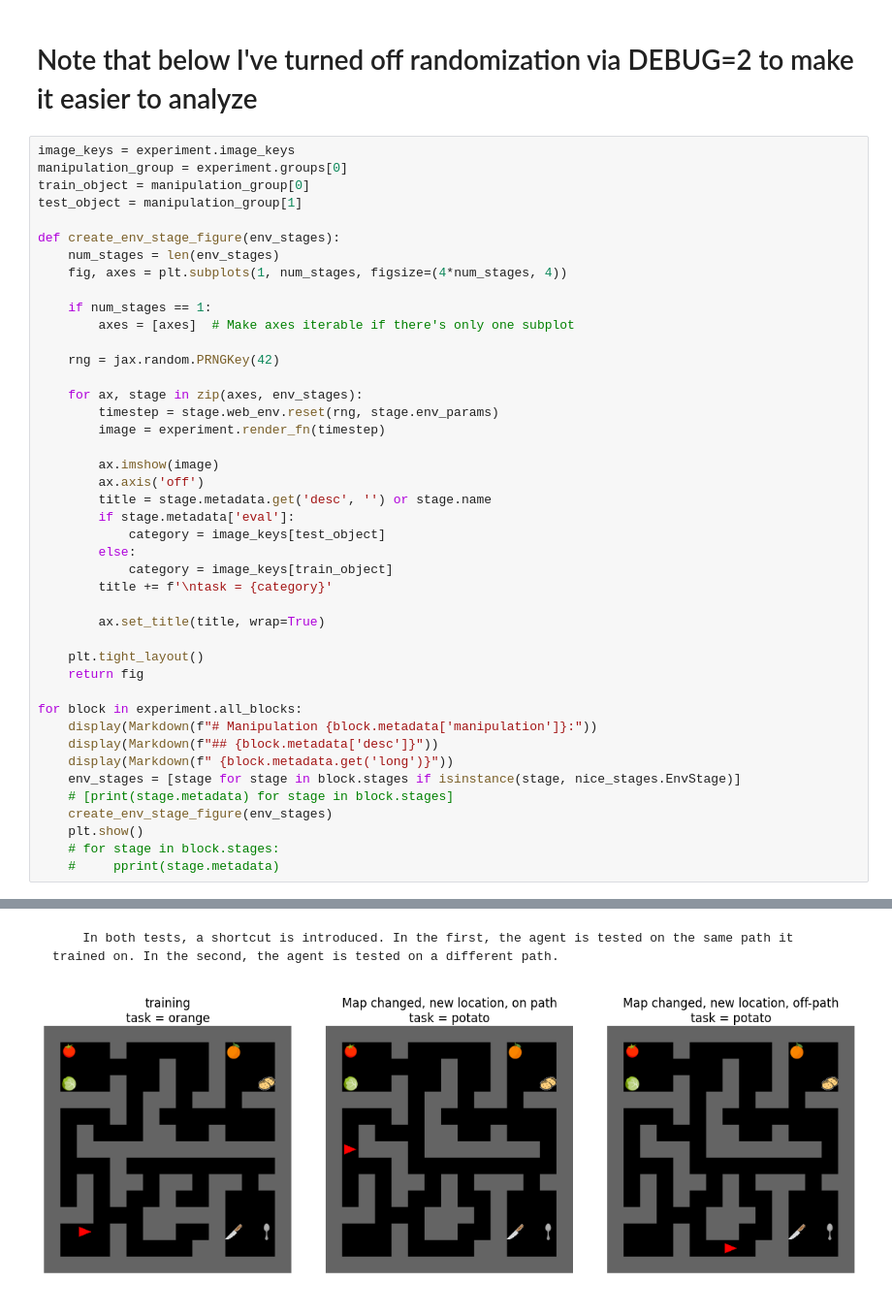
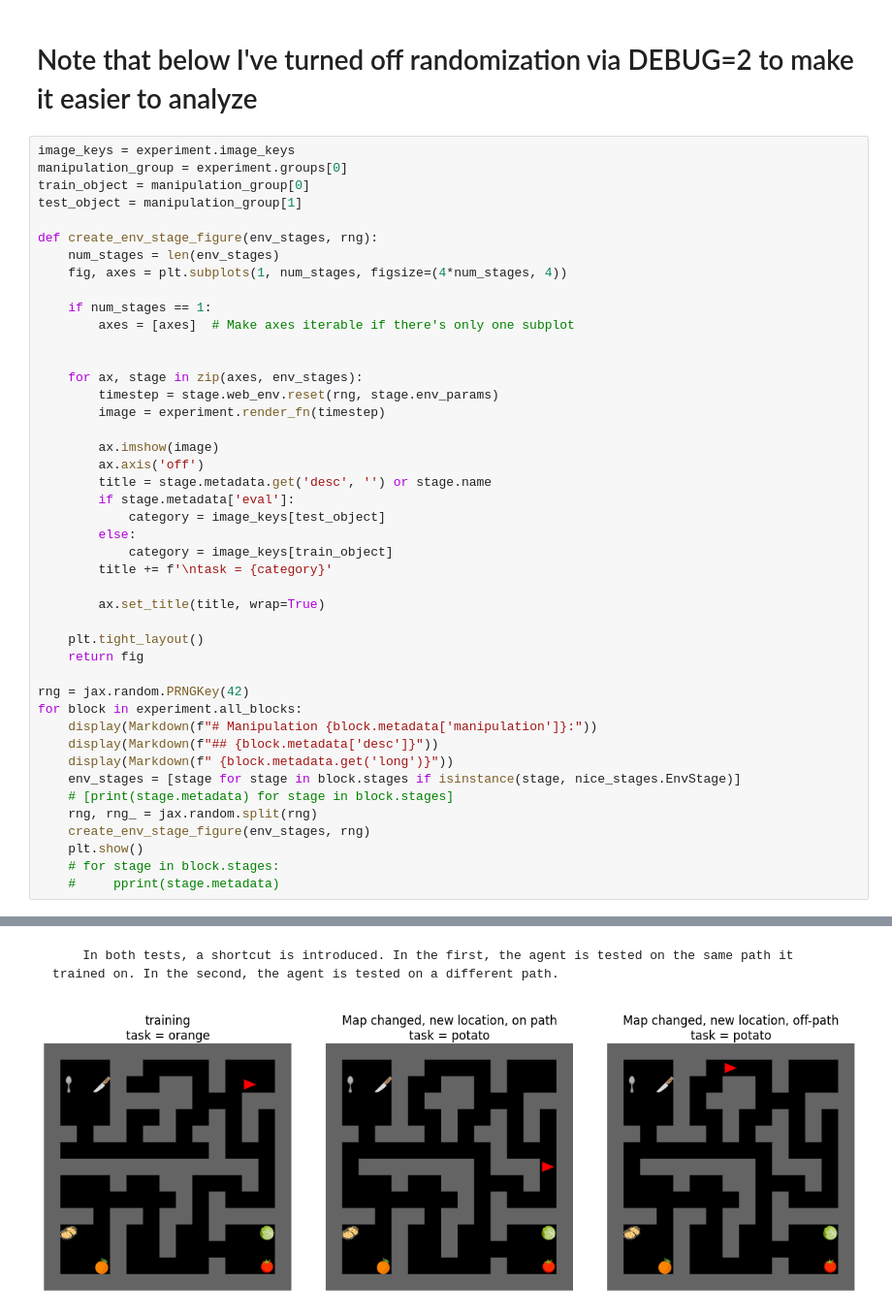
Before and after one commit to wcarvalho/human-dyna-web, a Jupyter notebook: experiment_1_vis.ipynb, the cells around one changed output, grey strips where cells are left out. Shown: that part at 97% size. Cells and saved outputs as stored; diff of their text form.

Commit message:
added randomization of agent position

```diff
--- a/experiment_1_vis.ipynb
+++ b/experiment_1_vis.ipynb
@@ -40,14 +40,13 @@ manipulation_group = experiment.groups[0]
 train_object = manipulation_group[0]
 test_object = manipulation_group[1]
 
-def create_env_stage_figure(env_stages):
+def create_env_stage_figure(env_stages, rng):
     num_stages = len(env_stages)
     fig, axes = plt.subplots(1, num_stages, figsize=(4*num_stages, 4))
 
     if num_stages == 1:
         axes = [axes]  # Make axes iterable if there's only one subplot
 
-    rng = jax.random.PRNGKey(42)
 
     for ax, stage in zip(axes, env_stages):
         timestep = stage.web_env.reset(rng, stage.env_params)
@@ -67,13 +66,15 @@ def create_env_stage_figure(env_stages):
     plt.tight_layout()
     return fig
 
+rng = jax.random.PRNGKey(42)
 for block in experiment.all_blocks:
     display(Markdown(f"# Manipulation {block.metadata['manipulation']}:"))
     display(Markdown(f"## {block.metadata['desc']}"))
     display(Markdown(f" {block.metadata.get('long')}"))
     env_stages = [stage for stage in block.stages if isinstance(stage, nice_stages.EnvStage)]
     # [print(stage.metadata) for stage in block.stages]
-    create_env_stage_figure(env_stages)
+    rng, rng_ = jax.random.split(rng)
+    create_env_stage_figure(env_stages, rng)
     plt.show()
     # for stage in block.stages:
     #     pprint(stage.metadata)
@@ -85,8 +86,8 @@ for block in experiment.all_blocks:
 # Manipulation 2:
 ## faster when on-path but further than off-path but closer
 
         In both tests, a shortcut is introduced. In the first, the agent is tested on the same path it trained on. In the second, the agent is tested on a different path.
-[figure, old version]
+[figure, new version]
 # Manipulation 3:
 ## reusing longer of two paths which matches training path
 
```
Also changed, not shown: parts of 2 cells of this notebook, 1 other file.
